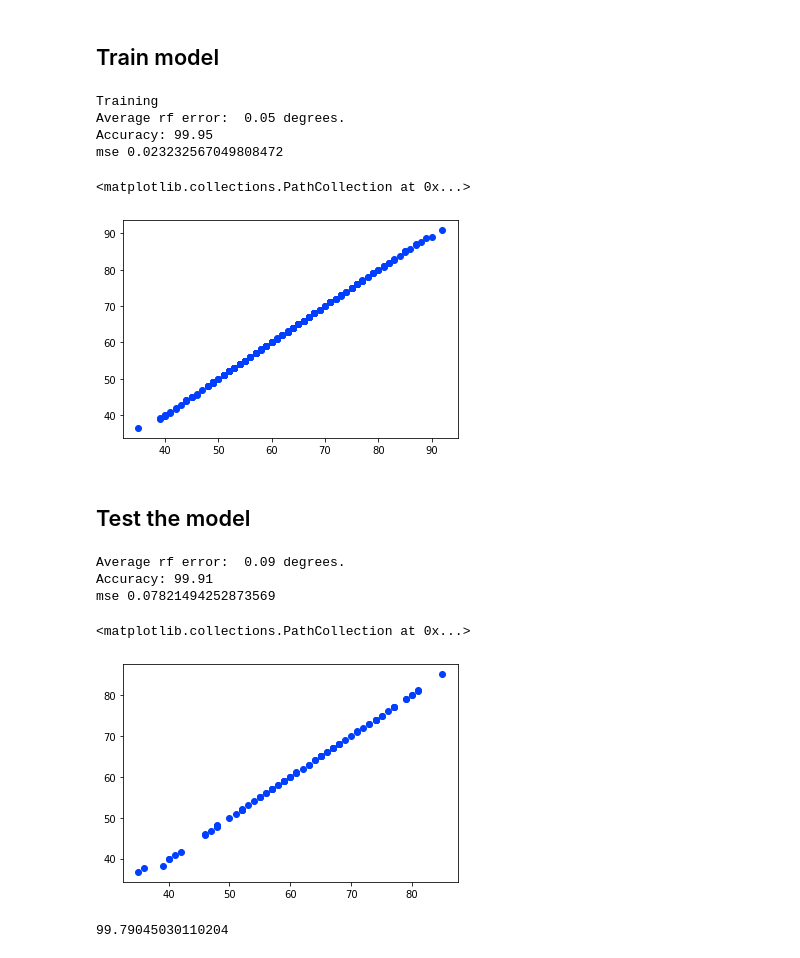
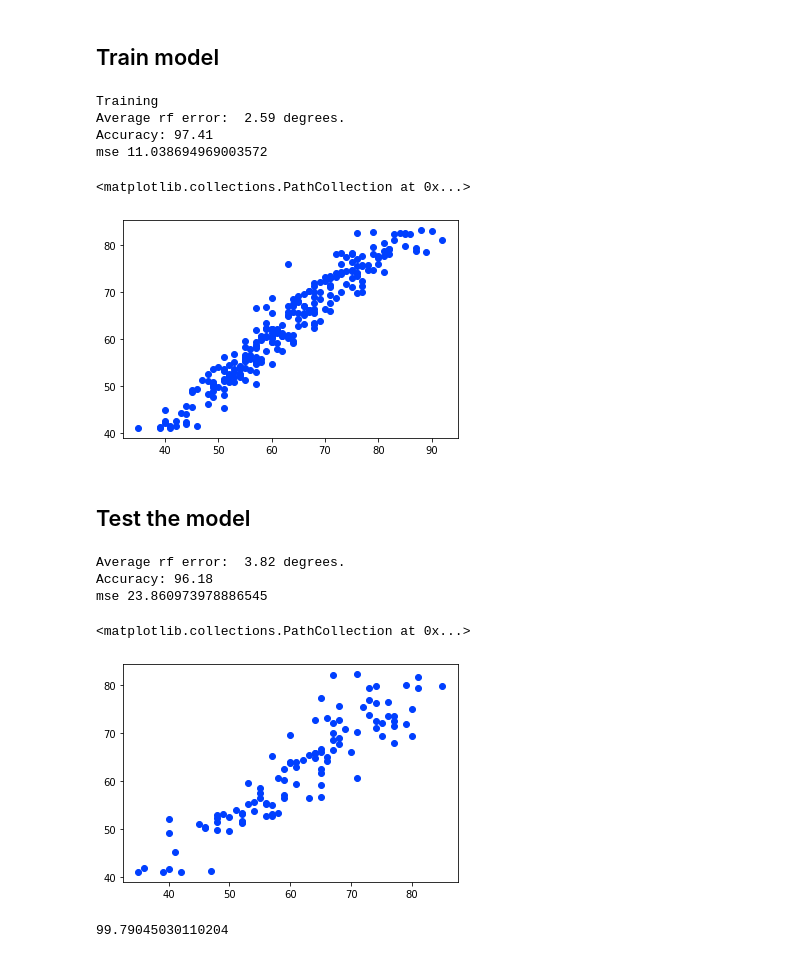
Before and after one commit to kobetryz/machine_learning_projects, a Jupyter notebook: Weather prediction/Simple weather prediction.ipynb, the cells around one changed output. Saved outputs shown, nothing was run; the diff lists cells and outputs as text; code cells hidden in the pictures.

```diff
--- a/Weather prediction/Simple weather prediction.ipynb
+++ b/Weather prediction/Simple weather prediction.ipynb
@@ -221,12 +231,11 @@ data.head()
 # %%
 target = 'actual'
 features = data.columns
+features = features.to_list()
+to_remove =  ['year','forecast_noaa', 'forecast_acc', 'forecast_under','date', 'actual']
 # %%
-features = features.to_list()
-for i in features:
-    if i in ['year','forcast_noaa', 'forcast_acc', 'friend']:
-        features.remove(i)
-features
+new_cols = [i for i in features if i not in to_remove]
+new_cols
 # %% [output]
 ['month',
  'day',
@@ -245,7 +251,7 @@ features
  'Tues',
  'Wed']
 # %%
-X_train, X_test, y_train, y_test = train_test_split(data[features], data[target],test_size=0.25, random_state=23 )
+X_train, X_test, y_train, y_test = train_test_split(data[new_cols], data[target],test_size=0.30, random_state=23 )
 # %%
 X_train.shape, X_test.shape
 # %% [output]
@@ -270,21 +276,21 @@ Historical avearages seem to be quite close to actual values.. model must beat t
 # %% [markdown]
 ## Train model
 # %%
-rf = RandomForestRegressor(n_estimators=100, random_state=23)
+rf = RandomForestRegressor(n_estimators=200, random_state=23, min_samples_leaf=5)
 rf.fit(X_train, y_train)
 error = abs(y_train - rf.predict(X_train))
 print('Training')
 print('Average rf error: ', round(np.mean(error), 2), 'degrees.')
 print('Accuracy:' , 100 - round(np.mean(error), 2))
 print('mse' , mean_squared_error(y_train, rf.predict(X_train)))
 plt.scatter(y_train, rf.predict(X_train))
 # %% [output]
 Training
-Average rf error:  0.05 degrees.
-Accuracy: 99.95
-mse 0.023232567049808472
+Average rf error:  2.59 degrees.
+Accuracy: 97.41
+mse 11.038694969003572
 <matplotlib.collections.PathCollection at 0x...>
-[figure, old version]
+[figure, new version]
 # %% [markdown]
 ## Test the model
 # %%
@@ -294,11 +300,11 @@ print('Accuracy:' , 100 - round(np.mean(error), 2))
 print('mse' , mean_squared_error(y_test, rf.predict(X_test)))
 plt.scatter(y_test, rf.predict(X_test))
 # %% [output]
-Average rf error:  0.09 degrees.
-Accuracy: 99.91
-mse 0.07821494252873569
+Average rf error:  3.82 degrees.
+Accuracy: 96.18
+mse 23.860973978886545
 <matplotlib.collections.PathCollection at 0x...>
-[figure, old version]
+[figure, new version]
 # %%
 Mean absolute error
 100-np.mean(100*(error/y_test))
```
Also changed, not shown: parts of 15 cells of this notebook, 4 other files.
